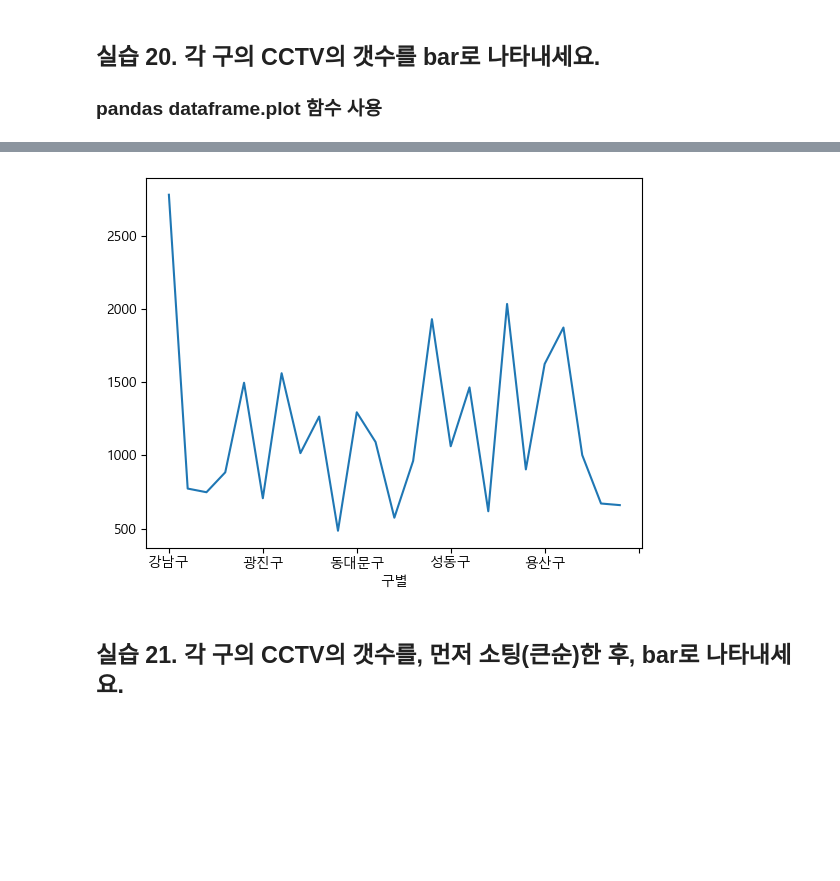
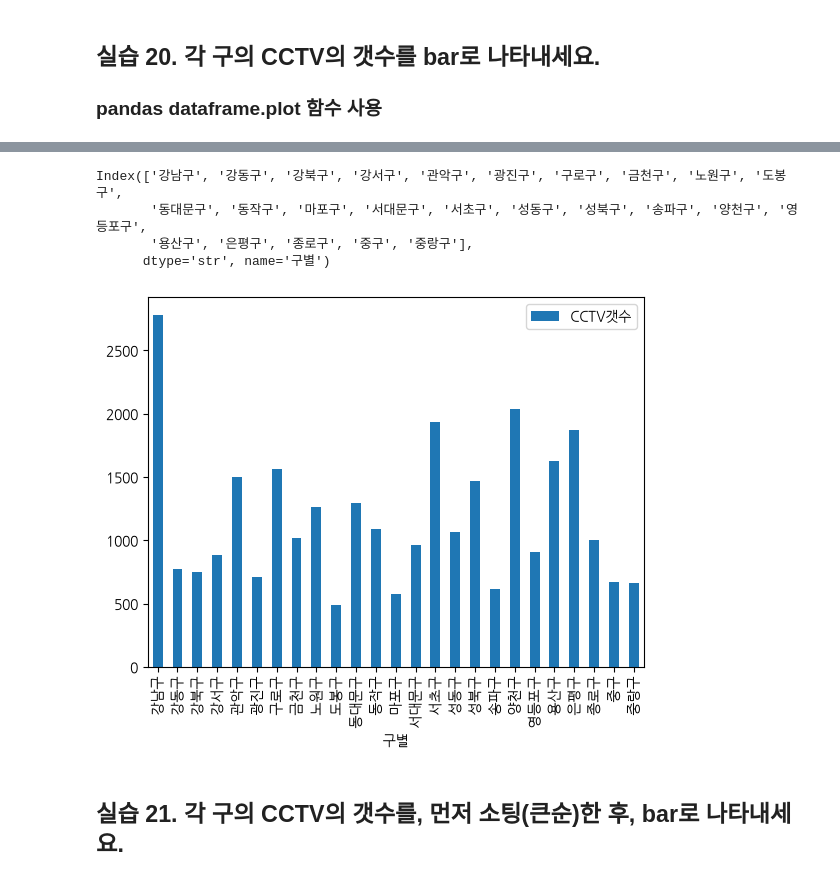
Before and after one commit to steve0joo/gg1th_data_analisys_ex, a Jupyter notebook: 5.a 프로젝트3 - CCTV설치_실습.ipynb, the cells around one changed output, grey strips where cells are left out. Drawn from its saved outputs; the diff is of its cells as text; code cells hidden in the pictures; blank space fills up the shorter version.

```diff
--- a/5.a 프로젝트3 - CCTV설치_실습.ipynb
+++ b/5.a 프로젝트3 - CCTV설치_실습.ipynb
@@ -401,7 +376,7 @@ data_result.head()
 | 4 | 관악구 | 1496 | 846 | 260 | 390 | 613 | 149.290780 | 525515.0 | 507203.0 | 18312.0 | 68082.0 | ... |
 # %%
 # 소계 컬럼 -> CCTV갯수 컬럼으로 이름 변경
-data_result =
+data_result = data_result.rename({'소계': 'CCTV갯수'}, axis=1)
 data_result.head()
 # %% [output]
 |  | 구별 | CCTV갯수 | 2013년도 이전 | 2014년 | 2015년 | 2016년 | 최근증가율 | 인구수 | 한국인 | 외국인 | 고령자 | ... |
@@ -427,7 +404,7 @@ data_result.head(3)
 | 2 | 강북구 | 748 | 369 | 120 | 138 | 204 | 125.203252 | 330192.0 | 326686.0 | 3506.0 | 54813.0 | ... |
 # %%
 # ['2013년도 이전', '2014년', '2015년', '2016년'] 삭제
-data_result =
+data_result = data_result.drop(columns=['2013년도 이전', '2014년', '2015년', '2016년'])
 # %%
 data_result.loc[data_result['구별']=='강서구', ]
 # %% [output]
@@ -444,3 +421,7 @@ data_result.head()
 | 4 | 관악구 | 1496 | 149.290780 | 525515.0 | 507203.0 | 18312.0 | 68082.0 | 3.484582 | 12.955291 |
 # %% [markdown]
 ## 실습 15-1. data_result 의 인덱스를, '구별' 로 바꿔 줍니다.
+# %%
+data_result = data_result.reset_index(drop=True)
+data_result = data_result.set_index('구별')
+data_result.head()
@@ -447,5 +436,4 @@ data_result.head()
 # %%
-data_result =
 data_result.head()
 # %% [output]
 |  | CCTV갯수 | 최근증가율 | 인구수 | 한국인 | 외국인 | 고령자 | 외국인비율 | 고령자비율 |
@@ -560,7 +563,15 @@ plt.show()
+# %%
+data_result.index
+# %% [output]
+Index(['강남구', '강동구', '강북구', '강서구', '관악구', '광진구', '구로구', '금천구', '노원구', '도봉구',
+       '동대문구', '동작구', '마포구', '서대문구', '서초구', '성동구', '성북구', '송파구', '양천구', '영등포구',
+       '용산구', '은평구', '종로구', '중구', '중랑구'],
+      dtype='str', name='구별')
 # %%
 # CCTV갯수 시각화
+data_result.reset_index().plot.bar(x='구별', y='CCTV갯수')
 plt.show()
 # %% [output]
-[figure, old version]
+[figure, new version]
 # %% [markdown]
 ## 실습 21. 각 구의 CCTV의 갯수를, 먼저 소팅(큰순)한 후,  bar로 나타내세요.
```
Also changed, not shown: parts of 45 cells of this notebook, 3 other files.
